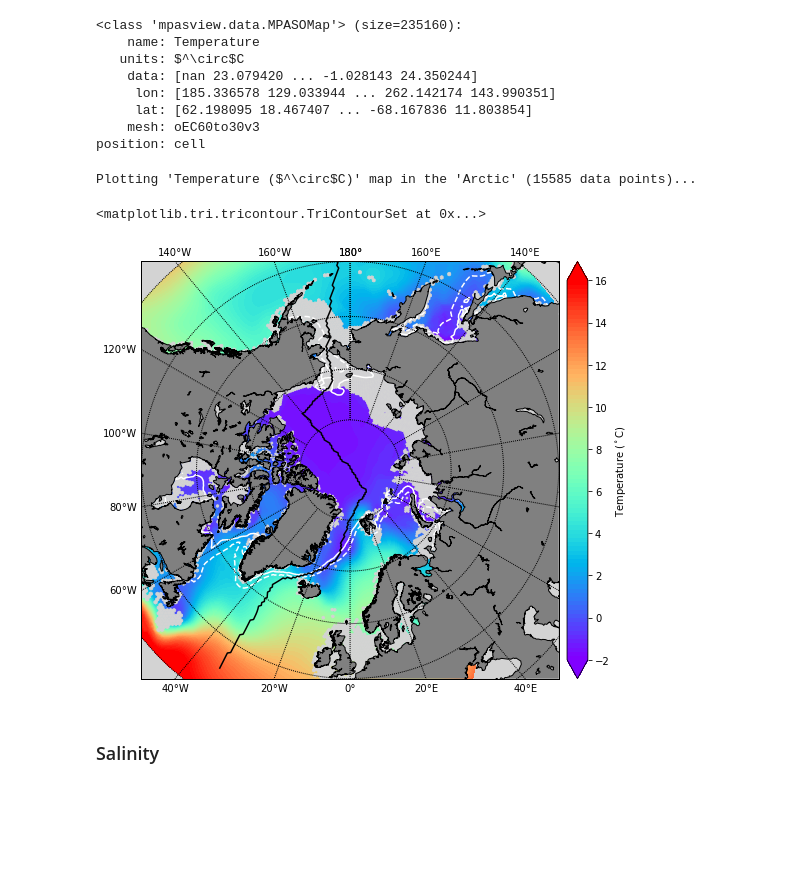
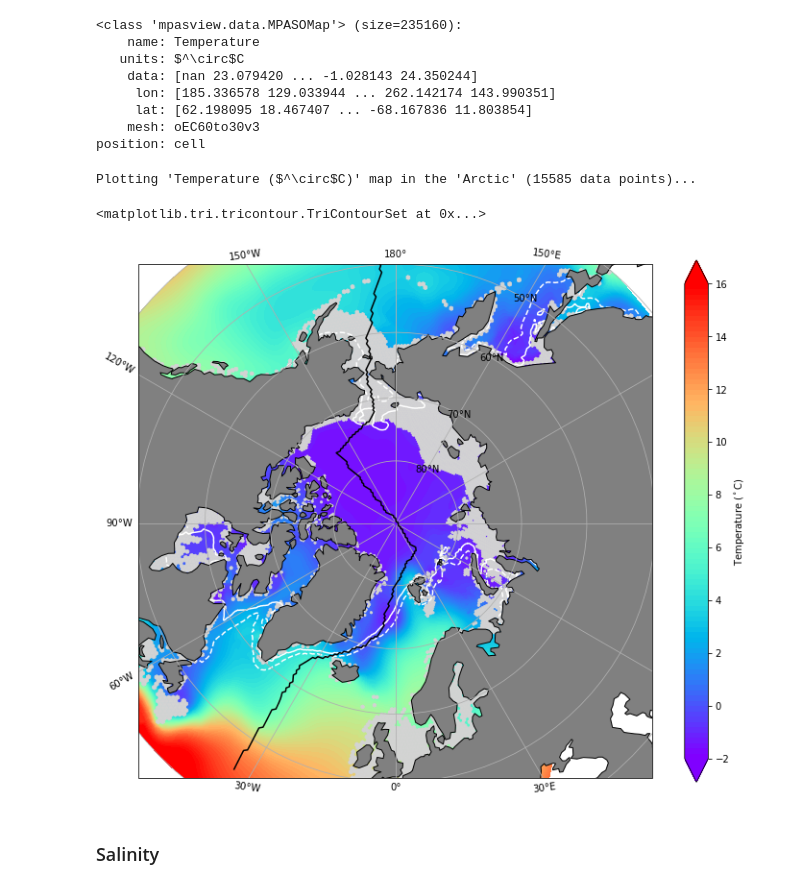
Before and after one commit to qingli411/mpasview, a Jupyter notebook: examples/plot_TS_map_Arctic.ipynb, the cells around one changed output. Drawn from its saved outputs; the diff is of its cells as text; code cells hidden in the pictures; blank space fills up the shorter version.

```diff
--- a/examples/plot_TS_map_Arctic.ipynb
+++ b/examples/plot_TS_map_Arctic.ipynb
@@ -152,18 +153,18 @@ varname = 'timeMonthly_avg_iceAreaCell'
 fdata = xr.open_dataset(seaicefile)
 seaice = fdata[varname].data[0,:]
 # %%
-plt.figure(figsize=[8,8])
+plt.figure(figsize=[12,10])
 levels = np.linspace(-2, 16, 91)
 m = mpasomap.plot(region='Arctic', levels=levels, cmap='rainbow',
                  ptype='contourf')
 path.project_cell_center(m, c='k')
-x,y = m(mpasmesh.xcell, mpasmesh.ycell)
+x, y, _ = m.projection.transform_points(ccrs.PlateCarree(), mpasmesh.xcell, mpasmesh.ycell).T
 plt.tricontour(x, y, seaice, levels=[0.15, 0.85],
-               colors=['w', 'w'], linestyles=['dashed', 'solid'])
+               colors=['w', 'w'], linestyles=['dashed', 'solid'], zorder=1)
 # %% [output]
 Plotting 'Temperature ($^\circ$C)' map in the 'Arctic' (15585 data points)...
 <matplotlib.tri.tricontour.TriContourSet at 0x...>
-[figure, old version]
+[figure, new version]
 # %% [markdown]
 ### Salinity
 # %%
```
Also changed, not shown: parts of 4 cells of this notebook, 1 other file.
